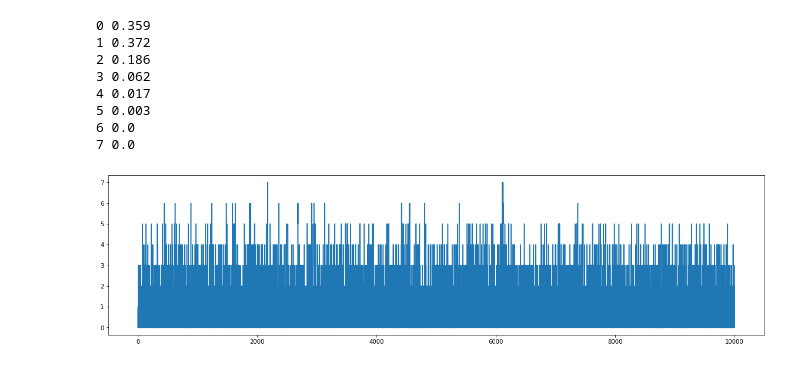
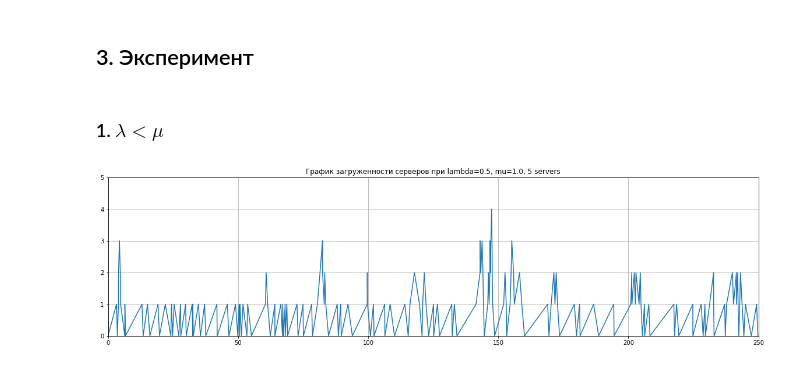
Before and after one commit to dlots/MMc, a Jupyter notebook: report.ipynb, the cells around one changed output. Cells and saved outputs as stored; diff of their text form; code cells hidden in the pictures.

```diff
--- a/report.ipynb
+++ b/report.ipynb
@@ -4,20 +7,20 @@ import matplotlib.pyplot as plt
 # %%
-def simulate(arrival_rate, departure_rate, max_servers, end_time):
+def simulate(mean_arrival_rate, mean_departure_rate, number_of_servers, end_time):
     timeline = []
     active_servers = 0
-    current_time = np.random.exponential(arrival_rate)
+    current_time = np.random.exponential(mean_arrival_rate)
     while current_time <= end_time:
         timeline.append({'event': 'arrival', 'served': None, 'time': current_time, 'active_servers': 0, 'time_in_state': 0})
-        current_time += np.random.exponential(arrival_rate)
+        current_time += np.random.exponential(mean_arrival_rate)
     current_time = 0
     for point in timeline:
         current_time = point['time']
         if point['event'] == 'arrival':
-            if active_servers < max_servers:
+            if active_servers < number_of_servers:
                 point['served'] = True
                 active_servers+=1
                 point['active_servers'] = active_servers
-                departure_point = {'event': 'departure', 'time': current_time+np.random.exponential(departure_rate), 'time_in_state': 0}
+                departure_point = {'event': 'departure', 'time': current_time+np.random.exponential(mean_departure_rate), 'time_in_state': 0}
                 for i in range(len(timeline)-1, -1, -1):
                     if timeline[i]['time'] < departure_point['time']:
                         timeline.insert(i+1, departure_point)
@@ -36,24 +39,3 @@ def stationary_probabilities(timeline, num_servers):
     for event in timeline:
         states_time[event['active_servers']]+=event['time_in_state']
     return [states_time[i]/res[-1]['time'] for i in range(len(states_time))]
-# %%
-arrival_rate= 1
-departure_rate = 1
-servers = 7
-end_time = 10000
-res = simulate(arrival_rate, departure_rate, servers, end_time)
-plt.figure(figsize=(20,5))
-plt.plot([point['time'] for point in res], [point['active_servers'] for point in res])
-probs = stationary_probabilities(res, servers)
-for i in range(len(probs)):
-    print(i, np.round(probs[i], 3))
-# %% [output]
-0 0.359
-1 0.372
-2 0.186
-3 0.062
-4 0.017
-5 0.003
-6 0.0
-7 0.0
-[figure, removed]
@@ -59,0 +63,13 @@ for i in range(len(probs)):
+# %%
+def draw_load_plot(arrival_rate, departure_rate, servers, end_time=250):
+    timeline = simulate(arrival_rate, departure_rate, servers, end_time)
+    plt.figure(figsize=(20,5))
+    plt.grid()
+    plt.axis([0, end_time, 0, servers])
+    plt.title(label="График загруженности серверов при lambda={}, mu={}, {} servers".format(np.round(1/arrival_rate, 2), np.round(1/departure_rate, 2), servers))
+    ax = [point['time'] for point in timeline]
+    ax.insert(0, 0)
+    ay = [point['active_servers'] for point in timeline]
+    ay.insert(0, 0)
+    plt.plot(ax, ay)
+    plt.show()
@@ -59,0 +109,8 @@ for i in range(len(probs)):
+# %% [markdown]
+## 3. Эксперимент
+# %% [markdown]
+### 1. $\lambda<\mu$
+# %%
+draw_load_plot(2, 1, 5)
+# %% [output]
+[figure, added]
```
Also changed, not shown: parts of 55 cells of this notebook.
